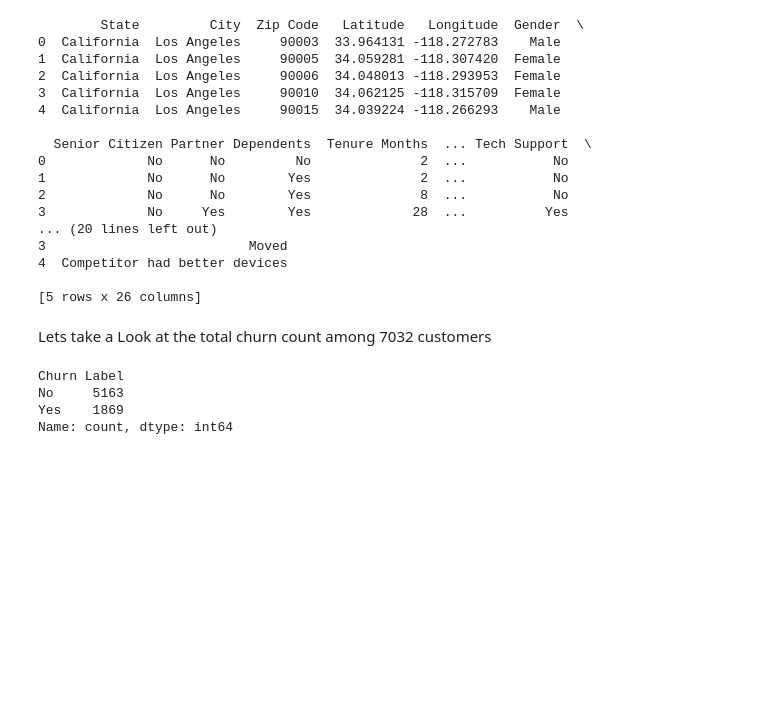
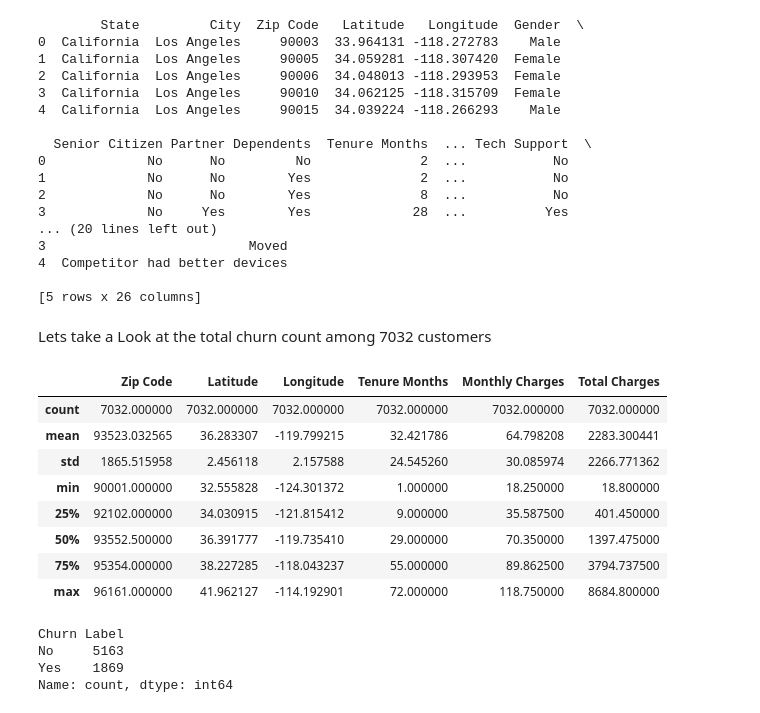
Before and after one commit to Zia-Ul-Hasan/Churn-Prediction-IBM-telco, a Jupyter notebook: EDA_Churn.ipynb, the cells around one changed output. Cells and saved outputs as stored; diff of their text form; code cells hidden in the pictures; blank space fills up the shorter version.

```diff
--- a/EDA_Churn.ipynb
+++ b/EDA_Churn.ipynb
@@ -28,6 +29,18 @@ print(df.head())
 [5 rows x 26 columns]
 # %% [markdown]
 Lets take a Look at the total churn count among 7032 customers
+# %%
+df.describe()
+# %% [output]
+|  | Zip Code | Latitude | Longitude | Tenure Months | Monthly Charges | Total Charges |
+| count | 7032.000000 | 7032.000000 | 7032.000000 | 7032.000000 | 7032.000000 | 7032.000000 |
+| mean | 93523.032565 | 36.283307 | -119.799215 | 32.421786 | 64.798208 | 2283.300441 |
+| std | 1865.515958 | 2.456118 | 2.157588 | 24.545260 | 30.085974 | 2266.771362 |
+| min | 90001.000000 | 32.555828 | -124.301372 | 1.000000 | 18.250000 | 18.800000 |
+| 25% | 92102.000000 | 34.030915 | -121.815412 | 9.000000 | 35.587500 | 401.450000 |
+| 50% | 93552.500000 | 36.391777 | -119.735410 | 29.000000 | 70.350000 | 1397.475000 |
+| 75% | 95354.000000 | 38.227285 | -118.043237 | 55.000000 | 89.862500 | 3794.737500 |
+| max | 96161.000000 | 41.962127 | -114.192901 | 72.000000 | 118.750000 | 8684.800000 |
 # %%
 df['Churn Label'].value_counts().plot(kind='bar',color=['green','red'])
 plt.title('Total Customer Churn')
```
Also changed, not shown: parts of 12 cells of this notebook.
